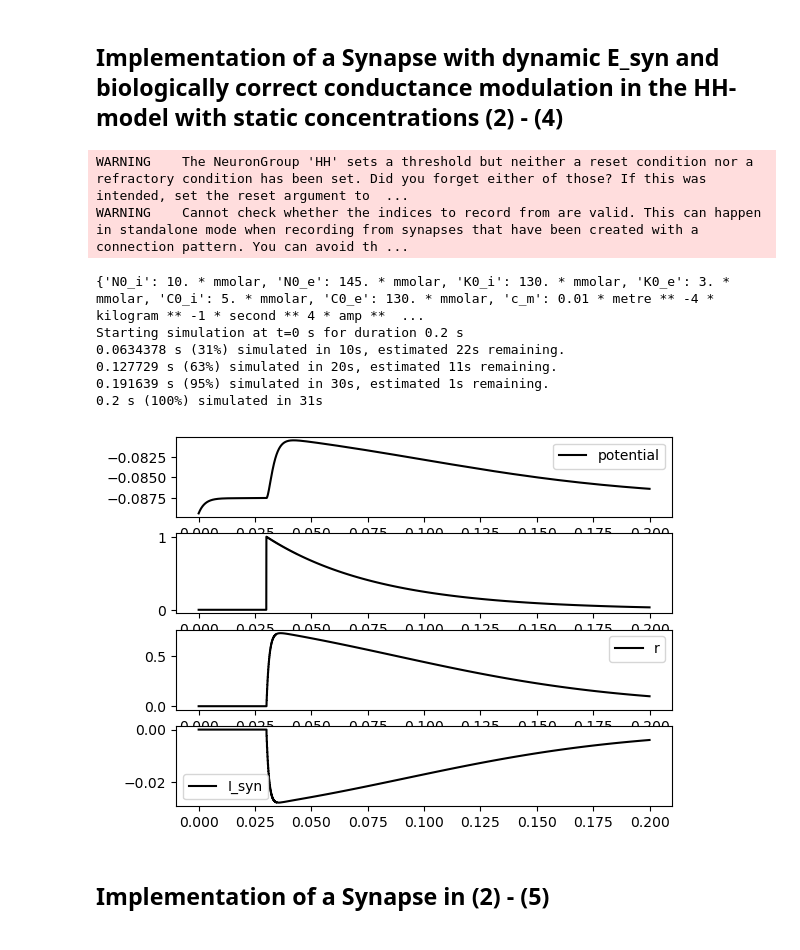
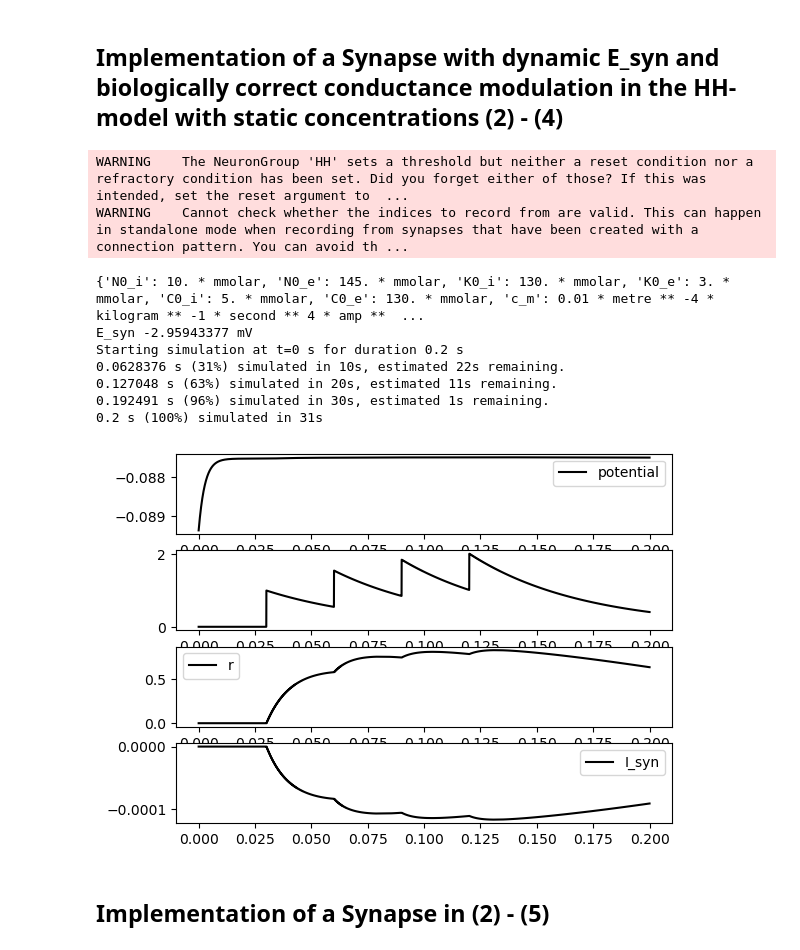
Before and after one commit to luggacode/NGILab, a Jupyter notebook: Modeling/Implementation_neurons_Hodgkin-Huxley.ipynb, the cells around one changed output. Cells and saved outputs as stored; diff of their text form; code cells hidden in the pictures.

```diff
--- a/Modeling/Implementation_neurons_Hodgkin-Huxley.ipynb
+++ b/Modeling/Implementation_neurons_Hodgkin-Huxley.ipynb
@@ -1098,7 +1058,7 @@ def single_synapse(input_signal, neurons_2):
         'E_syn' : 50 * mvolt,
         'tau_r_x' : 5*ms,
         'tau_x' : 50*ms,
-        'J' : 5,
+        'J' : 1,
         'g_s' : 35*usiemens/cm**2
         #'c_m': 1*ufarad/cm**2,
         #'weight': 60*mvolt,
@@ -1147,8 +1107,8 @@ def lpc5_simulation(duration=0.2,model='hh-neuron-synapse',**kwargs):
     cell.v = -89.36394687557272 * mvolt
 
     # Initialize second neuron
-    indices = array([0])
-    times = array([7.5])*ms
+    indices = array([0, 0, 0, 0])
+    times = array([30, 60, 90, 120])*ms
     G = SpikeGeneratorGroup(1, indices, times)
 
     P = PoissonGroup(1, np.arange(1)*Hz + 100*Hz)
@@ -1492,9 +1451,10 @@ def lpc5_neuron(N,params,model='hh-neuron',name='hh*',dt=None):
             I_Cl_L=g_Cl*(v-E_Cl)                            : amp/meter**2
             dv/dt=(I_inj-I_Na-I_K-I_Cl_L-I_syn)/c_m         : volt
             g_syn                               : siemens/meter**2
-            E_syn = V_T * log((N0_e + g_K/g_Na*K0_e)/(N0_i + g_K/g_Na * K0_i)) : volt
+            E_syn = E_Cl : volt
             I_syn = g_syn*(v - E_syn)                       : amp/meter**2
         ''')
+        ## E_syn has to be E_AMPA (E_syn = V_T * log((N0_e + 1.2*K0_e)/(N0_i + 1.2 * K0_i)) : volt) for excitatory synapse and E_GABA () for inhibitory synapse
     else:
         ## w/ ECS
         pass
@@ -1527,7 +1487,7 @@ def single_synapse(input_signal, neurons_2):
     ## synapse params
     Synapse_pars = {
         'E_syn' : 50 * mvolt,
-        'tau_r_x' : 5*ms,
+        'tau_r_x' : 50*ms,
         'tau_x' : 50*ms,
         'J' : 1,
         'g_s' : 35*usiemens/cm**2,
@@ -1578,11 +1538,12 @@ def lpc5_simulation(duration=0.2,model='hh-neuron-synapse',**kwargs):
     cell = lpc5_neuron(1,params,model=model,name='HH',dt=0.1*us)
     ## CONNECT TO EQUATIONS LATERON TO HAND cell.v the correct value
     cell.v = -89.36394687557272 * mvolt
-
+    E_syn = params['V_T'] * log((params['N0_e'] + 1.2* params['K0_e'])/(params['N0_i'] + 1.2 * params['K0_i']))
+    print(f'E_syn {E_syn}')
 
     # Initialize second neuron
-    indices = array([0])
-    times = array([30])*ms
+    indices = array([0, 0, 0, 0])
+    times = array([30, 60, 90, 120])*ms
     G = SpikeGeneratorGroup(1, indices, times)
 
     P = PoissonGroup(1, np.arange(1)*Hz + 100*Hz)
@@ -1640,37 +1601,38 @@ def lpc5_simulation(duration=0.2,model='hh-neuron-synapse',**kwargs):
 if __name__=="__main__":
     """
     Uncomment individual sections to test different methods
     """
 
     # #-------------------------------------------------------------------------------------------------------------------
     # # Verify Reverse Potentials
     # #-------------------------------------------------------------------------------------------------------------------
     # T= 37
     # print('E_Na\t',NernstPotential(126,9,1,T))
     # print('E_K\t',NernstPotential(2.5,130,1,T))
     # print('E_Cl\t',NernstPotential(130,10,-1,T))
 
     # #-------------------------------------------------------------------------------------------------------------------
     # # Generate Neuron Simulation
     # #-------------------------------------------------------------------------------------------------------------------
     print(lpc5_parameters('hh-neuron',I_dc=10**4.5*nA/cm**2))
     # Single Neuron
     lpc5_simulation(duration=0.2,model='hh-neuron-synapse',I_dc=0**4.2*nA/cm**2)
 
     # #-------------------------------------------------------------------------------------------------------------------
     ## Show figures
     # #-------------------------------------------------------------------------------------------------------------------
     plt.show()
 # %% [output]
 WARNING    The NeuronGroup 'HH' sets a threshold but neither a reset condition nor a refractory condition has been set. Did you forget either of those? If this was intended, set the reset argument to  ...
 WARNING    Cannot check whether the indices to record from are valid. This can happen in standalone mode when recording from synapses that have been created with a connection pattern. You can avoid th ...
 {'N0_i': 10. * mmolar, 'N0_e': 145. * mmolar, 'K0_i': 130. * mmolar, 'K0_e': 3. * mmolar, 'C0_i': 5. * mmolar, 'C0_e': 130. * mmolar, 'c_m': 0.01 * metre ** -4 * kilogram ** -1 * second ** 4 * amp **  ...
+E_syn -2.95943377 mV
 Starting simulation at t=0 s for duration 0.2 s
-0.0634378 s (31%) simulated in 10s, estimated 22s remaining.
-0.127729 s (63%) simulated in 20s, estimated 11s remaining.
-0.191639 s (95%) simulated in 30s, estimated 1s remaining.
+0.0628376 s (31%) simulated in 10s, estimated 22s remaining.
+0.127048 s (63%) simulated in 20s, estimated 11s remaining.
+0.192491 s (96%) simulated in 30s, estimated 1s remaining.
 0.2 s (100%) simulated in 31s
-[figure, old version]
+[figure, new version]
 # %% [markdown]
 ## Implementation of a Synapse in (2) - (5)
 # %%
```
Also changed, not shown: parts of 4 cells of this notebook, 8 other files.
